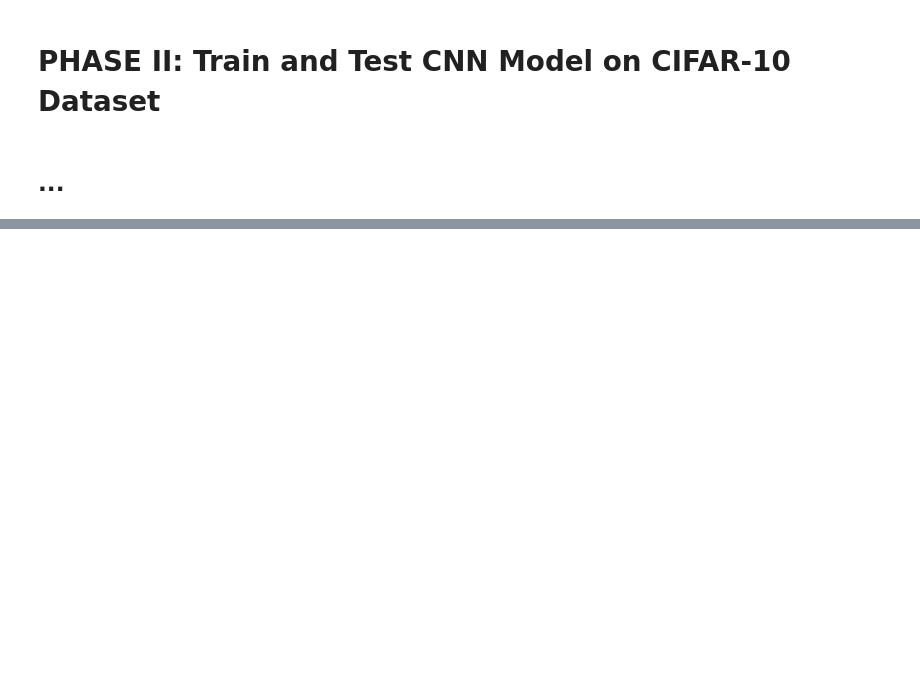
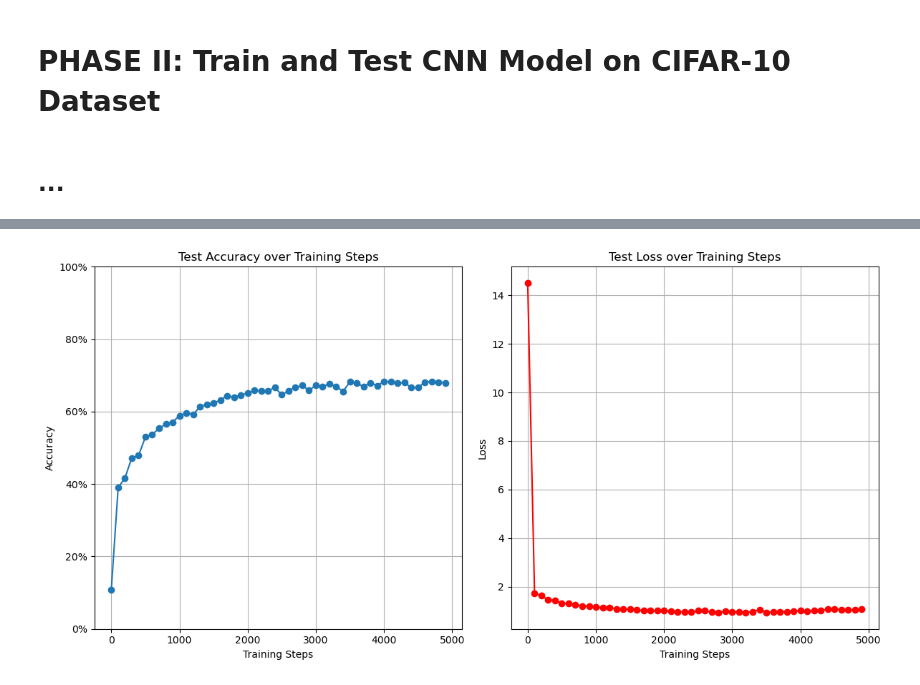
Before and after one commit to BiniamD/Class, a Jupyter notebook: SUMMER - 2024/ADTA 5550 - DEEP LRNING BIG DATA/Project/Biniam_Abebe_DL_TF_cnn_cifar_10_final_project.ipynb, the cells around one changed output, grey strips where cells are left out. Saved outputs shown, nothing was run; the diff lists cells and outputs as text; code cells hidden in the pictures; blank space fills up the shorter version.

```diff
--- a/SUMMER - 2024/ADTA 5550 - DEEP LRNING BIG DATA/Project/Biniam_Abebe_DL_TF_cnn_cifar_10_final_project.ipynb
+++ b/SUMMER - 2024/ADTA 5550 - DEEP LRNING BIG DATA/Project/Biniam_Abebe_DL_TF_cnn_cifar_10_final_project.ipynb
@@ -181,0 +204,2 @@ y_true = tf.placeholder(tf.float32, [None, 10])
+# %%
+y_pred = normal_full_layer(full_one_dropout, 10)
@@ -183,3 +266,18 @@ y_true = tf.placeholder(tf.float32, [None, 10])
 # PHASE II: Train and Test CNN Model on CIFAR-10 Dataset
 # %% [markdown]
 ## ...
+# %%
+cross_entropy = tf.reduce_mean(tf.nn.softmax_cross_entropy_with_logits(labels=y_true, logits=y_pred))
+
+optimizer = tf.train.AdamOptimizer(learning_rate=0.001)
+train = optimizer.minimize(cross_entropy)
+
+init = tf.global_variables_initializer()
+# %%
+steps = 5000
+batch_size = 100
+# %%
+# Lists to store accuracy, loss, and step number
+accuracies = []
+losses = []
+step_numbers = []
@@ -185,0 +330,26 @@ y_true = tf.placeholder(tf.float32, [None, 10])
+# %%
+# After training, plot the accuracy and loss
+plt.figure(figsize=(12, 6))
+
+# Plot accuracy
+plt.subplot(1, 2, 1)
+plt.plot(step_numbers, accuracies, marker='o')
+plt.title('Test Accuracy over Training Steps')
+plt.xlabel('Training Steps')
+plt.ylabel('Accuracy')
+plt.grid(True)
+plt.ylim(0, 1)  # Assuming accuracy is between 0 and 1
+plt.gca().yaxis.set_major_formatter(plt.FuncFormatter(lambda y, _: '{:.0%}'.format(y)))
+
+# Plot loss
+plt.subplot(1, 2, 2)
+plt.plot(step_numbers, losses, marker='o', color='r')
+plt.title('Test Loss over Training Steps')
+plt.xlabel('Training Steps')
+plt.ylabel('Loss')
+plt.grid(True)
+
+plt.tight_layout()
+plt.show()
+# %% [output]
+[figure, added]
```
Also changed, not shown: parts of 16 cells of this notebook, 9 other files.
